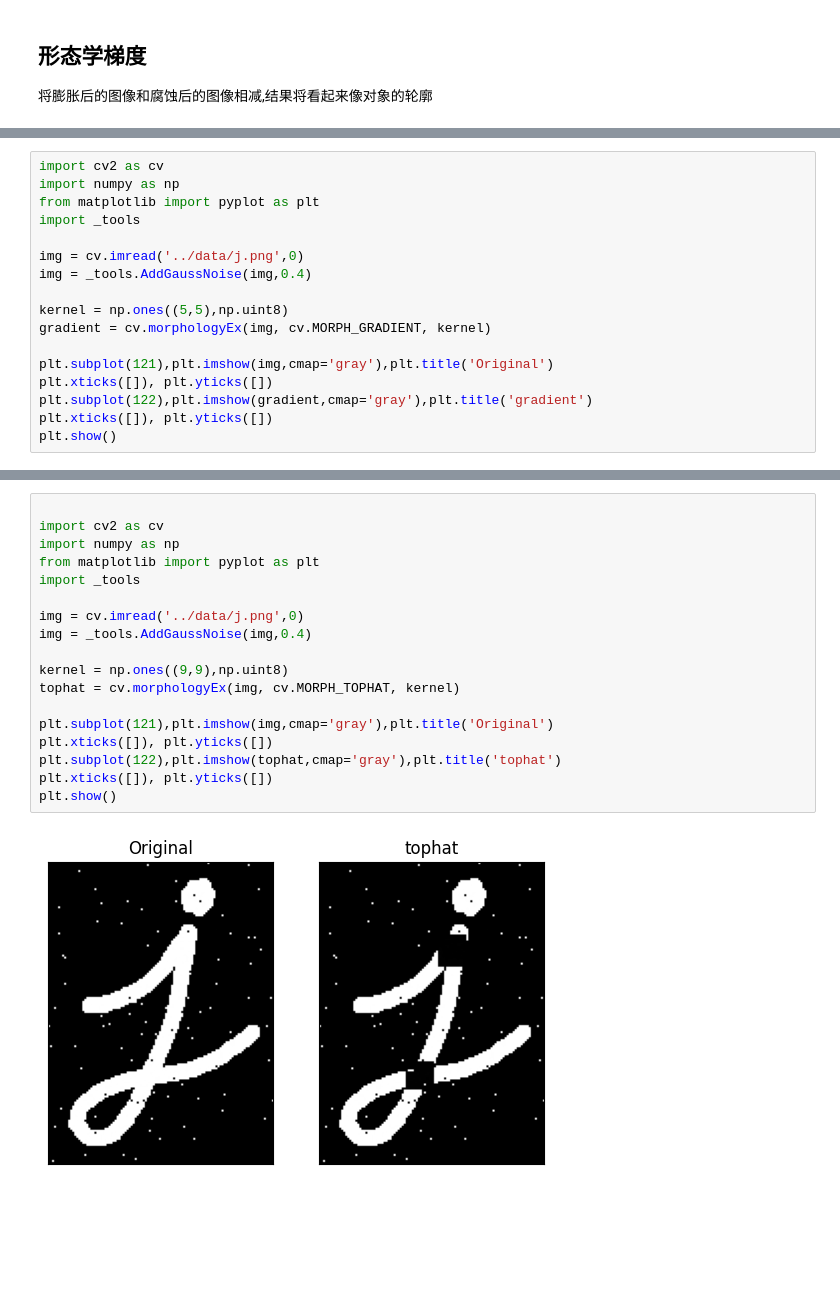
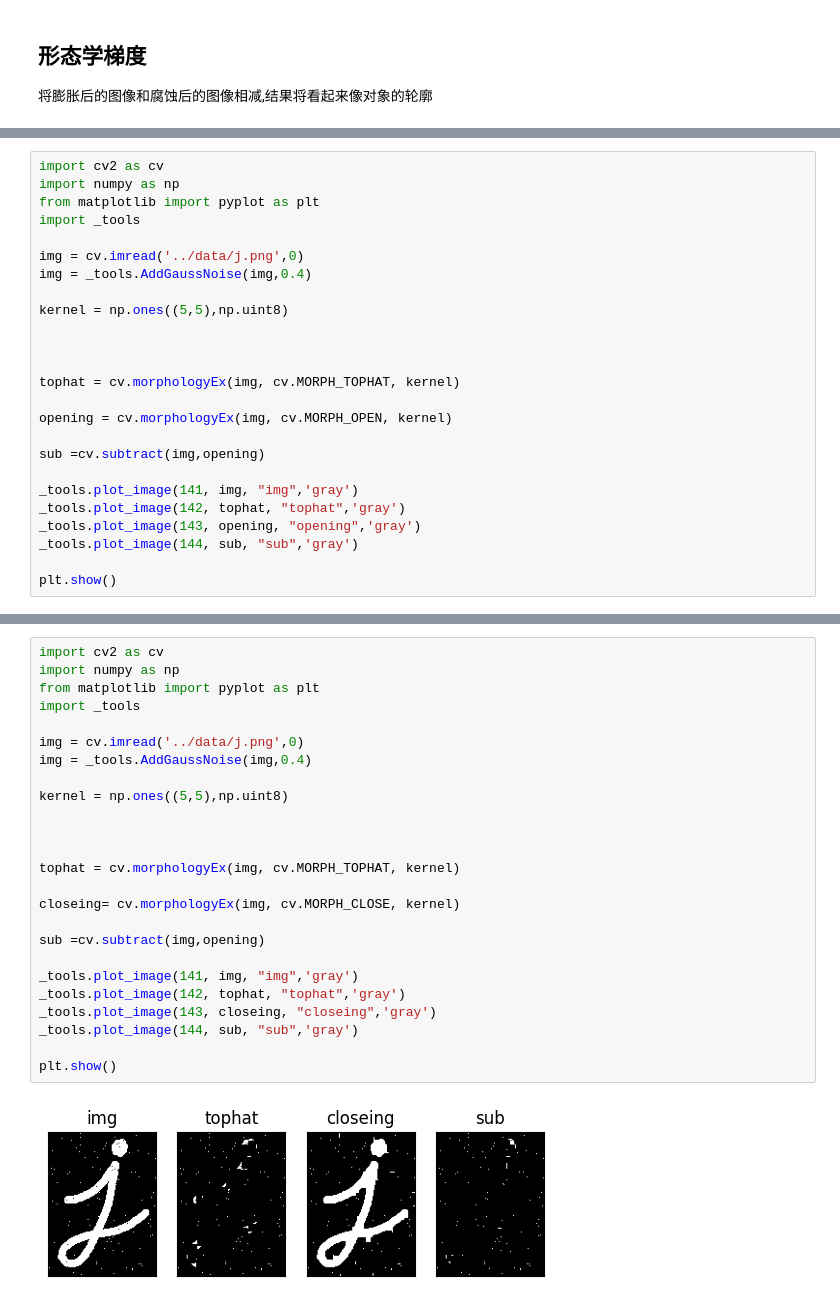
Before and after one commit to Zwhy20220105/opencv_python, a Jupyter notebook: ch3-opencv_image_processing/5.morphology.ipynb, the cells around one changed output, grey strips where cells are left out. Saved outputs shown, nothing was run; the diff lists cells and outputs as text; blank space fills up the shorter version.

```diff
--- a/ch3-opencv_image_processing/5.morphology.ipynb
+++ b/ch3-opencv_image_processing/5.morphology.ipynb
@@ -137,11 +161,19 @@ img = cv.imread('../data/j.png',0)
 img = _tools.AddGaussNoise(img,0.4)
 
 kernel = np.ones((5,5),np.uint8)
-gradient = cv.morphologyEx(img, cv.MORPH_GRADIENT, kernel)
 
-plt.subplot(121),plt.imshow(img,cmap='gray'),plt.title('Original')
-plt.xticks([]), plt.yticks([])
-plt.subplot(122),plt.imshow(gradient,cmap='gray'),plt.title('gradient')
-plt.xticks([]), plt.yticks([])
+
+
+tophat = cv.morphologyEx(img, cv.MORPH_TOPHAT, kernel)
+
+opening = cv.morphologyEx(img, cv.MORPH_OPEN, kernel)
+
+sub =cv.subtract(img,opening)
+
+_tools.plot_image(141, img, "img",'gray')
+_tools.plot_image(142, tophat, "tophat",'gray')
+_tools.plot_image(143, opening, "opening",'gray')
+_tools.plot_image(144, sub, "sub",'gray')
+
 plt.show()
 # %% [output]
@@ -152,20 +185,27 @@ plt.show()
 # %%
-
 import cv2 as cv
 import numpy as np
 from matplotlib import pyplot as plt
 import _tools
 
 img = cv.imread('../data/j.png',0)
 img = _tools.AddGaussNoise(img,0.4)
 
-kernel = np.ones((9,9),np.uint8)
+kernel = np.ones((5,5),np.uint8)
+
+
+
 tophat = cv.morphologyEx(img, cv.MORPH_TOPHAT, kernel)
 
-plt.subplot(121),plt.imshow(img,cmap='gray'),plt.title('Original')
-plt.xticks([]), plt.yticks([])
-plt.subplot(122),plt.imshow(tophat,cmap='gray'),plt.title('tophat')
-plt.xticks([]), plt.yticks([])
+closeing= cv.morphologyEx(img, cv.MORPH_CLOSE, kernel)
+
+sub =cv.subtract(img,opening)
+
+_tools.plot_image(141, img, "img",'gray')
+_tools.plot_image(142, tophat, "tophat",'gray')
+_tools.plot_image(143, closeing, "closeing",'gray')
+_tools.plot_image(144, sub, "sub",'gray')
+
 plt.show()
 # %% [output]
-[figure, old version]
+[figure, new version]
```
Also changed, not shown: parts of 13 cells of this notebook, 1 other file.
